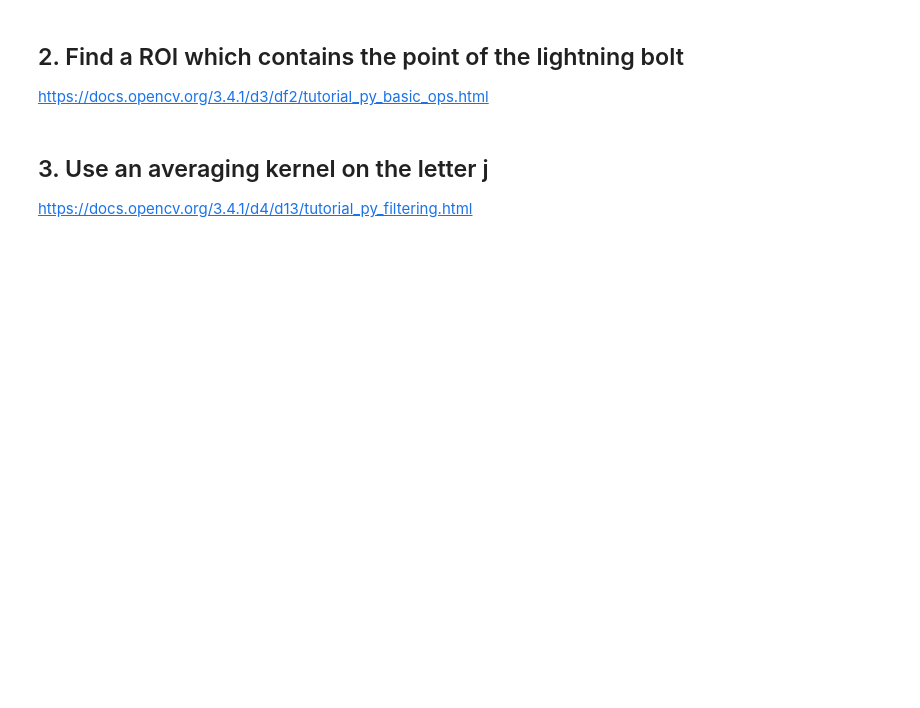
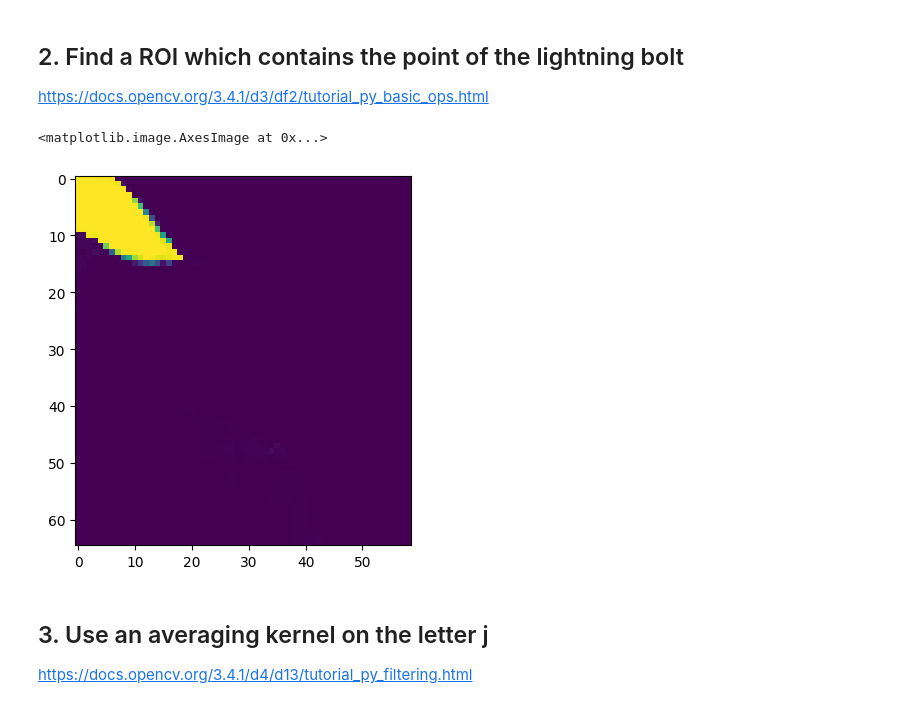
Before and after one commit to AndrxwWxng/Week2_Vision, a Jupyter notebook: notebooks/02_OpenCV.ipynb, the cells around one changed output. Cells and saved outputs as stored; diff of their text form; code cells hidden in the pictures; blank space fills up the shorter version.

```diff
--- a/notebooks/02_OpenCV.ipynb
+++ b/notebooks/02_OpenCV.ipynb
@@ -90,6 +92,11 @@ https://docs.opencv.org/3.4.1/d3/df2/tutorial_py_basic_ops.html
 # %%
 # 2. ROI
 # TODO
+point = lightningbolt[150:250, 150:250]
+plt.imshow(point)
+# %% [output]
+<matplotlib.image.AxesImage at 0x...>
+[figure, added]
 # %% [markdown]
 ## 3. Use an averaging kernel on the letter j
 
```
Also changed, not shown: parts of 17 cells of this notebook.
